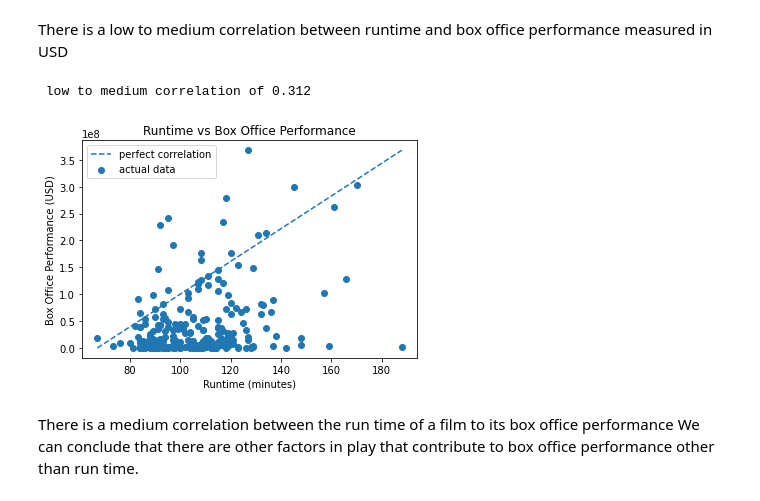
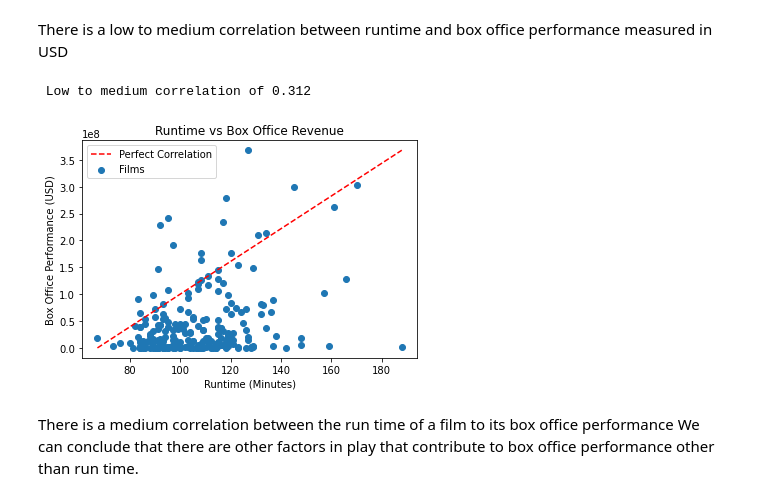
Before and after one commit to jumholtz/AIOverlordSupporters, a Jupyter notebook: student.ipynb, the cells around one changed output. Drawn from its saved outputs; the diff is of its cells as text; code cells hidden in the pictures.

```diff
--- a/student.ipynb
+++ b/student.ipynb
@@ -276,34 +277,34 @@ There is a low to medium correlation between runtime and box office performance
 # %%
 # scatter plot of the correlation
 fig, ax = plt.subplots()
 
 
-
-ax.scatter(df2['runtime_clean'], df2['box_office_clean'], label="actual data")
+ax.scatter(df2['runtime_clean'], df2['box_office_clean'], label="Films")
 
 
 
 x_bounds = [min(df2['runtime_clean']), max(df2['runtime_clean'])]
 y_bounds = [min(df2['box_office_clean']), max(df2['box_office_clean'])]
 
 
 
-ax.plot(x_bounds, y_bounds, "--", label="perfect correlation")
+ax.plot(x_bounds, y_bounds, "--", label="Perfect Correlation", color='r')
 
 
 
-ax.set_title("Runtime vs Box Office Performance")
-ax.set_xlabel("Runtime (minutes)")
+ax.set_title("Runtime vs Box Office Revenue")
+ax.set_xlabel("Runtime (Minutes)")
 ax.set_ylabel("Box Office Performance (USD)")
+
 
 
 
 ax.legend();
 
-print(f' low to medium correlation of 0.312')
+print(f' Low to medium correlation of 0.312')
 # %% [output]
- low to medium correlation of 0.312
+ Low to medium correlation of 0.312
-[figure, old version]
+[figure, new version]
 # %% [markdown]
 There is a medium correlation between the run time of a film to its box office performance
 We can conclude that there are other factors in play that contribute to box office performance other than run time.
```
Also changed, not shown: parts of 6 cells of this notebook.
